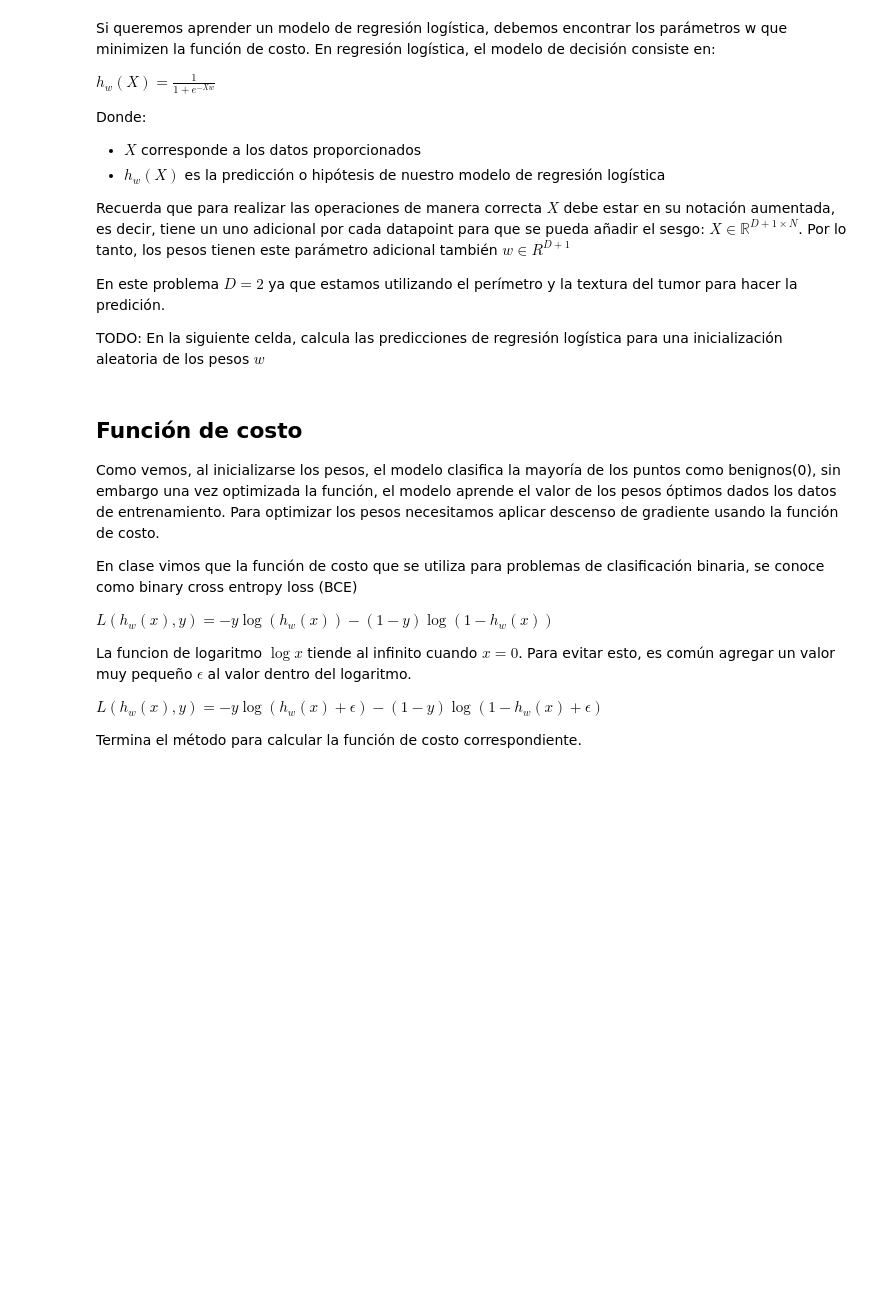
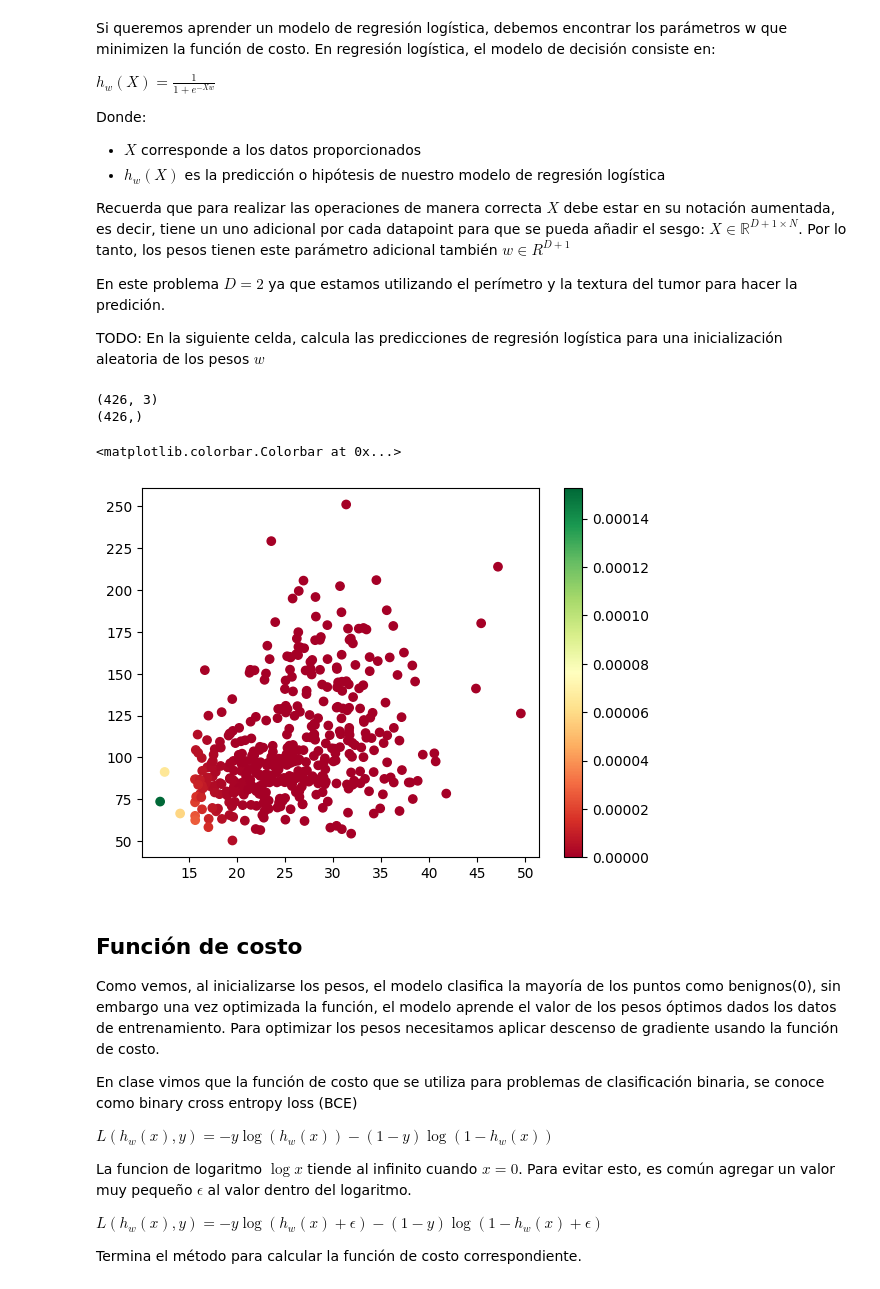
Before and after one commit to Derek-Bltrn/ML26_PXNDX_MADERO, a Jupyter notebook: src/ml26/E04_LogisticReg/logistic_regression_PXNDX.ipynb, the cells around one changed output. Cells and saved outputs as stored; diff of their text form; code cells hidden in the pictures; blank space fills up the shorter version.

```diff
--- a/src/ml26/E04_LogisticReg/logistic_regression_PXNDX.ipynb
+++ b/src/ml26/E04_LogisticReg/logistic_regression_PXNDX.ipynb
@@ -143,26 +193,34 @@ TODO: En la siguiente celda, calcula las predicciones de regresión logística p
 # %%
 # Inicializando W
 w = np.random.uniform(low=-1, high=1, size=(3,))
 
 # TODO: Genera el dataset de entrenamiento aumentado
 # para el conjunto de datos de entrenamiento data_train
 # aug_data_train = ?
 # ====== Start of solution =====
-aug_data_train = ...
+unos = np.ones([data_train.shape[0], 1])
+aug_data_train = np.concatenate([unos, data_train], axis=-1)
+#print(aug_data_train.shape)
+#print(w.shape)
 # ====== End of solution =====
 
 # TODO: Calcula el valor de z/ la combinación lineal de los pesos y datos de entrenamiento
 # ====== Start of solution =====
-z = ...
+z = aug_data_train @ w
 # ====== End of solution =====
 pred = logistic(z)
 
 print(aug_data_train.shape)
 print(pred.shape)
 
 # Graficamos los puntos para visualizar la predicción de nuestro modelo actualmente
 plt.scatter(aug_data_train[:, 1],aug_data_train[:, 2], c=pred, cmap="RdYlGn")
 plt.colorbar()
+# %% [output]
+(426, 3)
+(426,)
+<matplotlib.colorbar.Colorbar at 0x...>
+[figure, added]
 # %% [markdown]
 ## Función de costo
 Como vemos, al inicializarse los pesos, el modelo clasifica la mayoría de los puntos como benignos(0), sin embargo una vez optimizada la función, el modelo aprende el valor de los pesos óptimos dados los datos de entrenamiento. Para optimizar los pesos necesitamos aplicar descenso de gradiente usando la función de costo.
```
Also changed, not shown: parts of 6 cells of this notebook.
